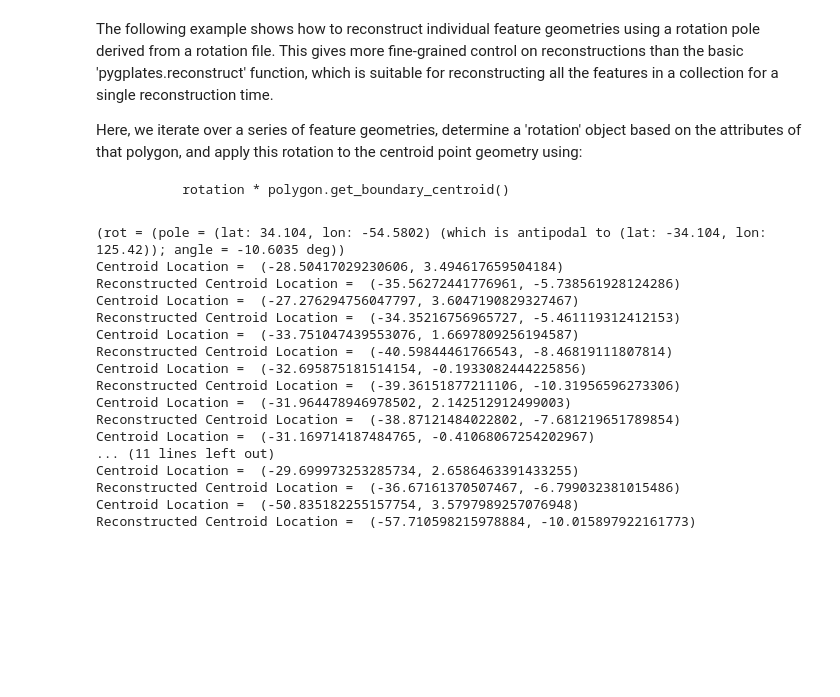
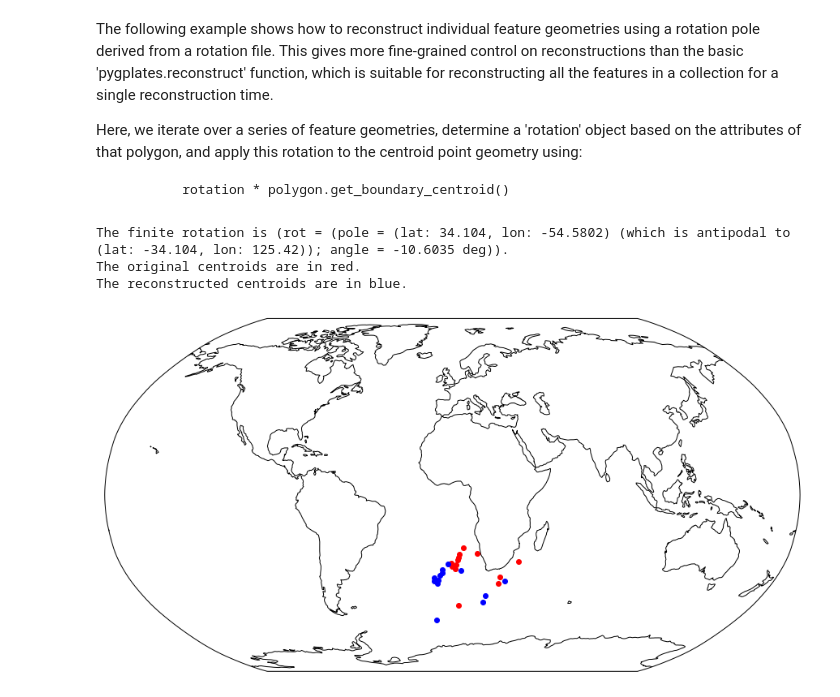
Before and after one commit to GPlates/pygplates-tutorials, a Jupyter notebook: notebooks/pygplates-working-with-feature-geometries.ipynb, the cells around one changed output. Saved outputs shown, nothing was run; the diff lists cells and outputs as text; code cells hidden in the pictures; blank space fills up the shorter version.

```diff
--- a/notebooks/pygplates-working-with-feature-geometries.ipynb
+++ b/notebooks/pygplates-working-with-feature-geometries.ipynb
@@ -121,36 +118,41 @@ Here, we iterate over a series of feature geometries, determine a 'rotation' obj
 # %%
 # Load a rotation file
 input_rotation_filename = 'Data/Seton_etal_ESR2012_2012.1.rot'
 
 rotation_model=pygplates.RotationModel(input_rotation_filename)
 
 # Get finite rotation for plate 701 relative to spin axis at 52 Ma
 rotation = rotation_model.get_rotation(52.,701, 0., 1)
-print rotation
+print('The finite rotation is {}.'.format(rotation))
 
 # For each LIP polygon feature with plateid 701, get the centroid location and reconstruct it
 # based on the rotation pole we just got from the rotation file
+centroids = []
+reconstructed_centroids = []
 for feature in features:
     if feature.get_reconstruction_plate_id() == 701:
         polygon = feature.get_geometry()
-        reconstructed_point = rotation * polygon.get_boundary_centroid()
-        print 'Centroid Location = ',polygon.get_boundary_centroid().to_lat_lon()
-        print 'Reconstructed Centroid Location = ',reconstructed_point.to_lat_lon()
+        centroid = polygon.get_boundary_centroid()
+        centroids.append(centroid.to_lat_lon())
+        reconstructed_centroid = rotation * centroid
+        reconstructed_centroids.append(reconstructed_centroid.to_lat_lon())
+
+plt.figure(figsize=(16, 8))
+ax = plt.axes(projection=ccrs.Robinson())
+ax.set_global()
+ax.coastlines()
+
+print('The original centroids are in red.')
+print('The reconstructed centroids are in blue.')
+
+[lat,lon] = zip(*centroids)
+ax.scatter(lon,lat, color='red', transform=ccrs.Geodetic())
+[lat,lon] = zip(*reconstructed_centroids)
+ax.scatter(lon,lat, color='blue', transform=ccrs.Geodetic())
+
+plt.show()
 # %% [output]
-(rot = (pole = (lat: 34.104, lon: -54.5802) (which is antipodal to (lat: -34.104, lon: 125.42)); angle = -10.6035 deg))
-Centroid Location =  (-28.50417029230606, 3.494617659504184)
-Reconstructed Centroid Location =  (-35.56272441776961, -5.738561928124286)
-Centroid Location =  (-27.276294756047797, 3.6047190829327467)
-Reconstructed Centroid Location =  (-34.35216756965727, -5.461119312412153)
-Centroid Location =  (-33.751047439553076, 1.6697809256194587)
-Reconstructed Centroid Location =  (-40.59844461766543, -8.46819111807814)
-Centroid Location =  (-32.695875181514154, -0.1933082444225856)
-Reconstructed Centroid Location =  (-39.36151877211106, -10.31956596273306)
-Centroid Location =  (-31.964478946978502, 2.142512912499003)
-Reconstructed Centroid Location =  (-38.87121484022802, -7.681219651789854)
-Centroid Location =  (-31.169714187484765, -0.41068067254202967)
-... (11 lines left out)
-Centroid Location =  (-29.699973253285734, 2.6586463391433255)
-Reconstructed Centroid Location =  (-36.67161370507467, -6.799032381015486)
-Centroid Location =  (-50.835182255157754, 3.5797989257076948)
-Reconstructed Centroid Location =  (-57.710598215978884, -10.015897922161773)
+The finite rotation is (rot = (pole = (lat: 34.104, lon: -54.5802) (which is antipodal to (lat: -34.104, lon: 125.42)); angle = -10.6035 deg)).
+The original centroids are in red.
+The reconstructed centroids are in blue.
+[figure, added]
```
Also changed, not shown: parts of 13 cells of this notebook.
